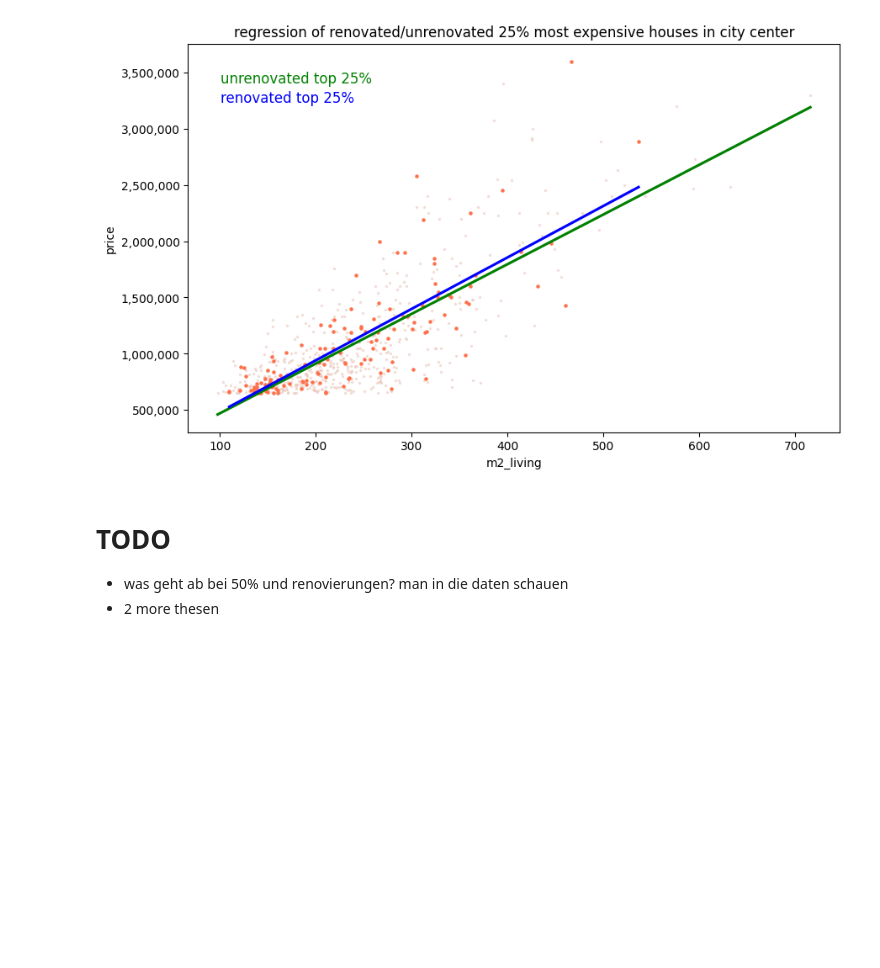
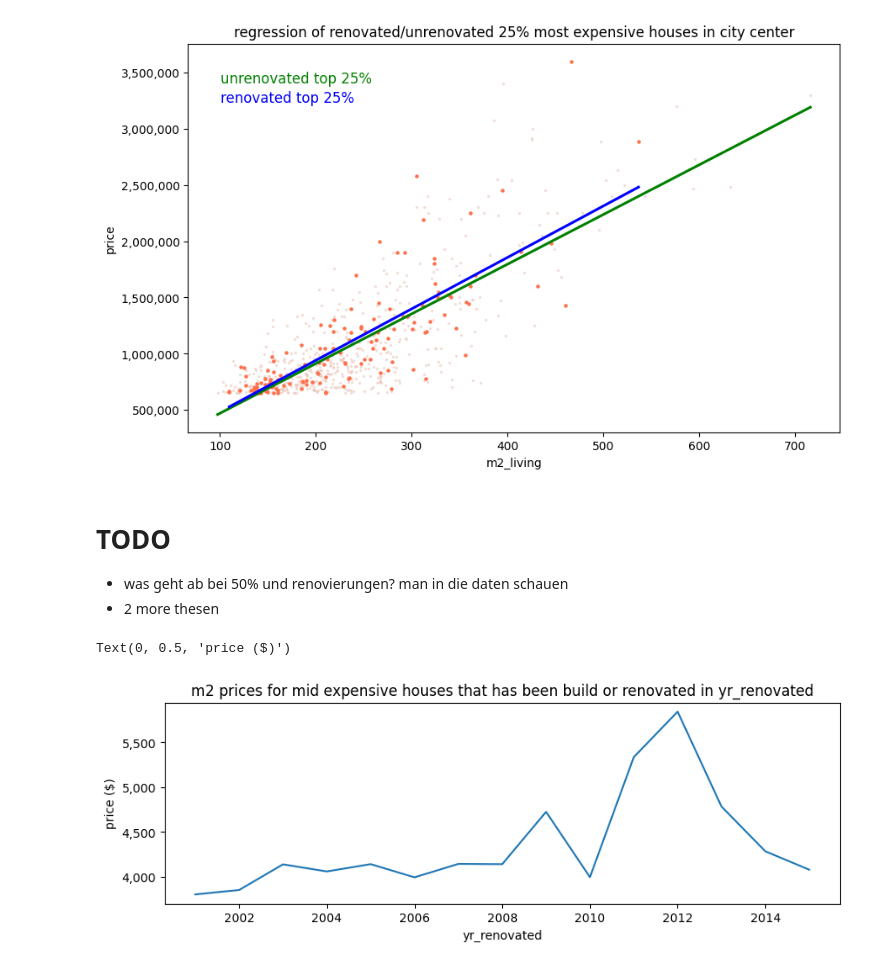
Before and after one commit to julialoeschel/eda-project-houses, a Jupyter notebook: EDA.ipynb, the cells around one changed output. Drawn from its saved outputs; the diff is of its cells as text; code cells hidden in the pictures; blank space fills up the shorter version.

```diff
--- a/EDA.ipynb
+++ b/EDA.ipynb
@@ -513,7 +513,7 @@ not_renovated_expensive_houses_in_center_area_mean = not_renovated_expensive_hou
 price_threshold = df['price'].quantile(0.50)
 mid_expensive_houses_in_center_area = df_center_area[df_center_area["price"]>price_threshold]
 
-renovated_mid_expensive_houses_in_center_area = mid_expensive_houses_in_center_area[(mid_expensive_houses_in_center_area["yr_renovated"]>2000)|(mid_expensive_houses_in_center_area["yr_built"]>2000)]
+renovated_mid_expensive_houses_in_center_area = mid_expensive_houses_in_center_area[(mid_expensive_houses_in_center_area["yr_renovated"]!=0)&(mid_expensive_houses_in_center_area["yr_renovated"]>2000)|(mid_expensive_houses_in_center_area["yr_built"]>2000)]
 not_renovated_mid_expensive_houses_in_center_area = mid_expensive_houses_in_center_area[(mid_expensive_houses_in_center_area["yr_renovated"]==0) | (mid_expensive_houses_in_center_area["yr_renovated"]<2000) & (mid_expensive_houses_in_center_area["yr_built"]<2000)]
 
 renovated_mid_expensive_houses_in_center_area_mean=renovated_mid_expensive_houses_in_center_area["price"].mean()
@@ -563,5 +563,7 @@ diff_city = renovated_expensive_houses_in_center_area_mean - not_renovated_expen
 percentage_increase_by_renovation_city = (diff_city/not_renovated_expensive_houses_in_center_area_mean)*100
 percentage_increase_by_renovation_city
 print(percentage_increase_by_renovation_city)
+
+# renovated_mid_expensive_houses_in_center_area
 # %% [output]
 2.1081991725191145
@@ -774,3 +789,22 @@ Text(0.05, 0.93, 'unrenovated top 25%')
 
 - was geht ab bei 50% und renovierungen? man in die daten schauen
 - 2 more thesen
+# %%
+renovated_mid_expensive_houses_in_center_area.loc[
+    renovated_mid_expensive_houses_in_center_area["yr_renovated"] == 0, "yr_renovated"
+] = renovated_mid_expensive_houses_in_center_area["yr_built"]
+
+renovated_mid_expensive_houses_in_center_area["m2_living"] = renovated_mid_expensive_houses_in_center_area["sqft_living"] * 0.092903
+renovated_mid_expensive_houses_in_center_area["price/m2"] = (
+    renovated_mid_expensive_houses_in_center_area["price"] / renovated_mid_expensive_houses_in_center_area["m2_living"]
+)
+
+ax = renovated_mid_expensive_houses_in_center_area.groupby("yr_renovated")["price/m2"].median().plot(kind="line", figsize=(10,3))
+ax.yaxis.set_major_formatter(mtick.FuncFormatter(lambda x, _: f'{x:,.0f}'))
+ax.set_title('m2 prices for mid expensive houses that has been build or renovated in yr_renovated')
+
+plt.ylabel('price ($)')
+# renovated_mid_expensive_houses_in_center_area
+# %% [output]
+Text(0, 0.5, 'price ($)')
+[figure, added]
```
Also changed, not shown: parts of 3 cells of this notebook, 4 other files.
